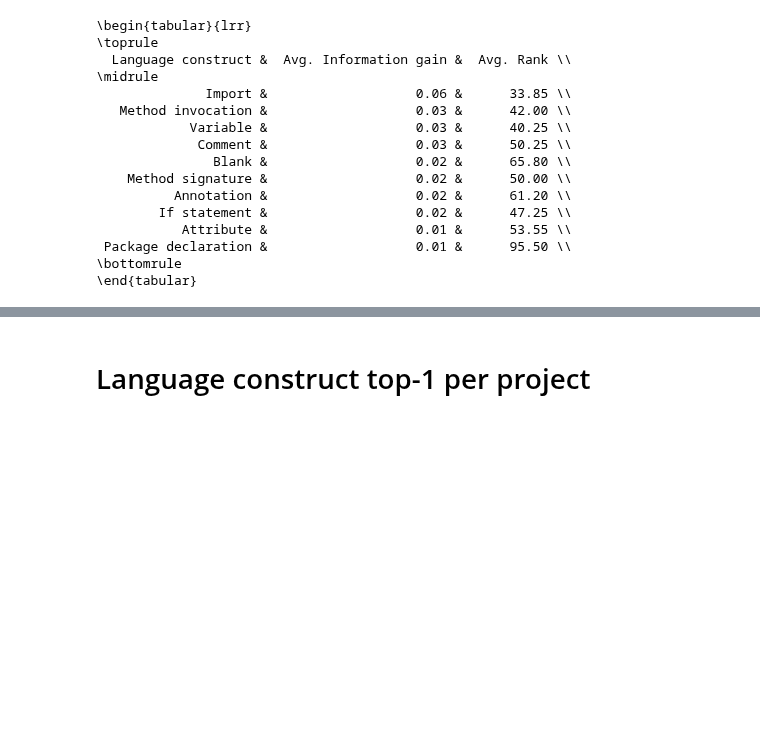
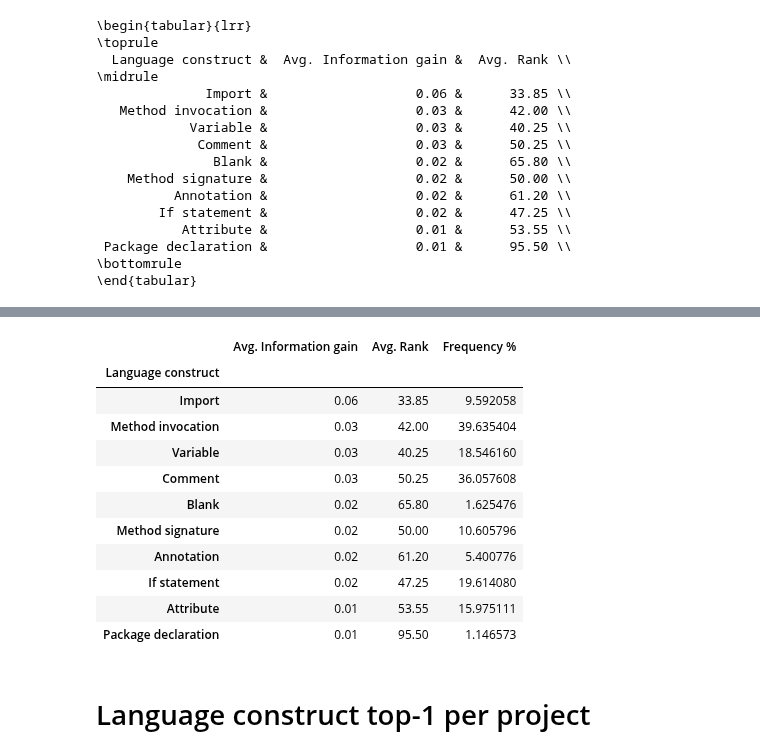
Before and after one commit to gems-uff/mestre, a Jupyter notebook: scripts/paper/tables.ipynb, the cells around one changed output, grey strips where cells are left out. Drawn from its saved outputs; the diff is of its cells as text; code cells hidden in the pictures; blank space fills up the shorter version.

```diff
--- a/scripts/paper/tables.ipynb
+++ b/scripts/paper/tables.ipynb
@@ -800,3 +868,21 @@ print(constructs_top10.to_latex(index=False))
+# %%
+constructs_top10.set_index('Language construct')\
+  .join(constructs_freq)\
+  .drop(columns=[0])\
+  .rename(columns={1:'Frequency %'})
+# %% [output]
+|  | Avg. Information gain | Avg. Rank | Frequency % |
+| Language construct |  |  |  |
+| Import | 0.06 | 33.85 | 9.592058 |
+| Method invocation | 0.03 | 42.00 | 39.635404 |
+| Variable | 0.03 | 40.25 | 18.546160 |
+| Comment | 0.03 | 50.25 | 36.057608 |
+| Blank | 0.02 | 65.80 | 1.625476 |
+| Method signature | 0.02 | 50.00 | 10.605796 |
+| Annotation | 0.02 | 61.20 | 5.400776 |
+| If statement | 0.02 | 47.25 | 19.614080 |
+| Attribute | 0.01 | 53.55 | 15.975111 |
+| Package declaration | 0.01 | 95.50 | 1.146573 |
 # %% [markdown]
 # Language construct top-1 per project
 # %%
```
Also changed, not shown: parts of 5 cells of this notebook.
